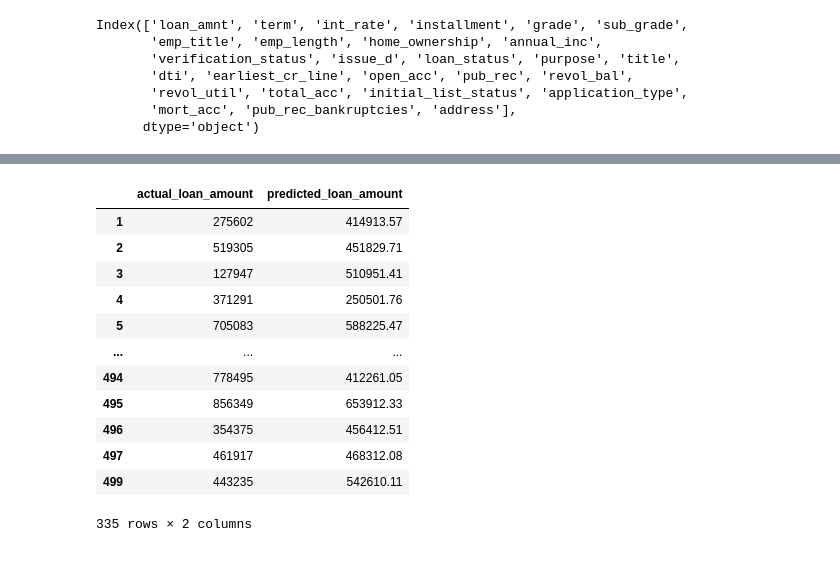
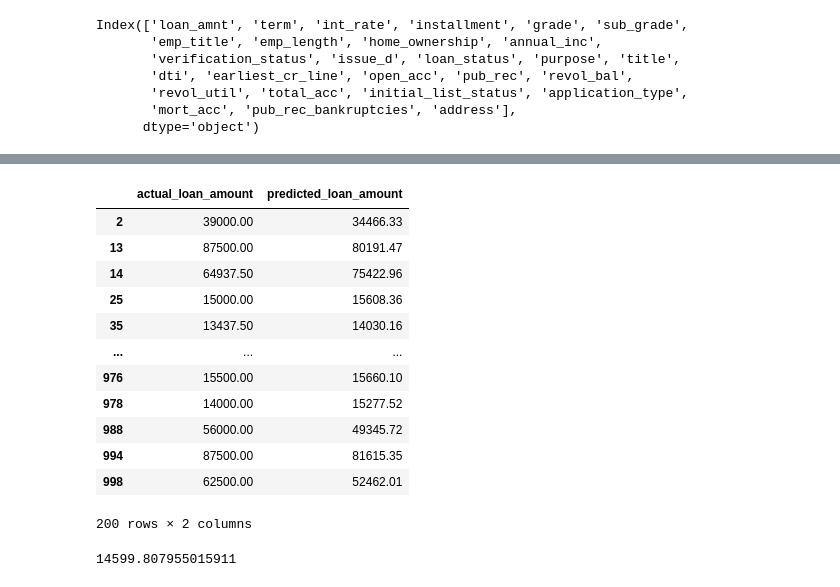
Before and after one commit to M-I-T-R-A/Mitra-DataAnalysis, a Jupyter notebook: ML/notebook.ipynb, the cells around one changed output, grey strips where cells are left out. Cells and saved outputs as stored; diff of their text form; code cells hidden in the pictures.

Commit message:
Added Regressor Model

```diff
--- a/ML/notebook.ipynb
+++ b/ML/notebook.ipynb
@@ -266,6 +325,5 @@ from sklearn.model_selection import train_test_split, learning_curve, validation
 # %%
-X_train, X_test, y_train, y_test = train_test_split(X, y, train_size = 0.33, shuffle = True,
-                                                   random_state = 0)
-
-X_train.shape, X_test.shape, y_train.shape, y_test.shape
+from sklearn.model_selection import train_test_split
+X_train, X_test, y_train, y_test = train_test_split(X, y, test_size=0.2)
+print(X_train.shape,y_train.shape,X_test.shape,y_test.shape)
 # %% [output]
@@ -283,7 +330,0 @@ X_train.head()
-# %%
-from sklearn.linear_model import LinearRegression
-
-linreg = LinearRegression()
-linreg.fit(X_train, y_train)
-y_pred = linreg.predict(X_test)
-y_pred
@@ -307,0 +331,6 @@ array([558831.51259924, 667079.41786369, 489977.92089553, 572147.23864988,
+# %%
+from sklearn.ensemble import RandomForestRegressor
+
+model = RandomForestRegressor(n_estimators=200)
+
+model.fit(X_train,y_train)
@@ -307,0 +339,6 @@ array([558831.51259924, 667079.41786369, 489977.92089553, 572147.23864988,
+# %%
+from sklearn.metrics import mean_squared_error
+
+prediction = model.predict(X_test)
+
+mean_squared_error(y_test,prediction)**0.5
@@ -326,21 +370,21 @@ Name: loan_amount, Length: 335, dtype: int64
 # %%
 result = pd.DataFrame()
 pd.set_option('display.float_format', '{:.2f}'.format)
-result['actual_loan_amount'] = y_test
-result['predicted_loan_amount'] = y_pred
+result['actual_loan_amount'] = X_test['loan_amount']
+result['predicted_loan_amount'] = prediction
 result = result.sort_index(axis = 0)
 result
 # %% [output]
 |  | actual_loan_amount | predicted_loan_amount |
-| 1 | 275602 | 414913.57 |
-| 2 | 519305 | 451829.71 |
-| 3 | 127947 | 510951.41 |
-| 4 | 371291 | 250501.76 |
-| 5 | 705083 | 588225.47 |
+| 2 | 39000.00 | 34466.33 |
+| 13 | 87500.00 | 80191.47 |
+| 14 | 64937.50 | 75422.96 |
+| 25 | 15000.00 | 15608.36 |
+| 35 | 13437.50 | 14030.16 |
 | ... | ... | ... |
-| 494 | 778495 | 412261.05 |
-| 495 | 856349 | 653912.33 |
-| 496 | 354375 | 456412.51 |
-| 497 | 461917 | 468312.08 |
-| 499 | 443235 | 542610.11 |
+| 976 | 15500.00 | 15660.10 |
+| 978 | 14000.00 | 15277.52 |
+| 988 | 56000.00 | 49345.72 |
+| 994 | 87500.00 | 81615.35 |
+| 998 | 62500.00 | 52462.01 |
-335 rows × 2 columns
+200 rows × 2 columns
@@ -346,0 +393,6 @@ result
+# %%
+prediction = model.predict(X_test)
+
+mean_squared_error(y_test,prediction)**0.5
+# %% [output]
+14599.807955015911
```
Also changed, not shown: parts of 35 cells of this notebook, 4 other files.
